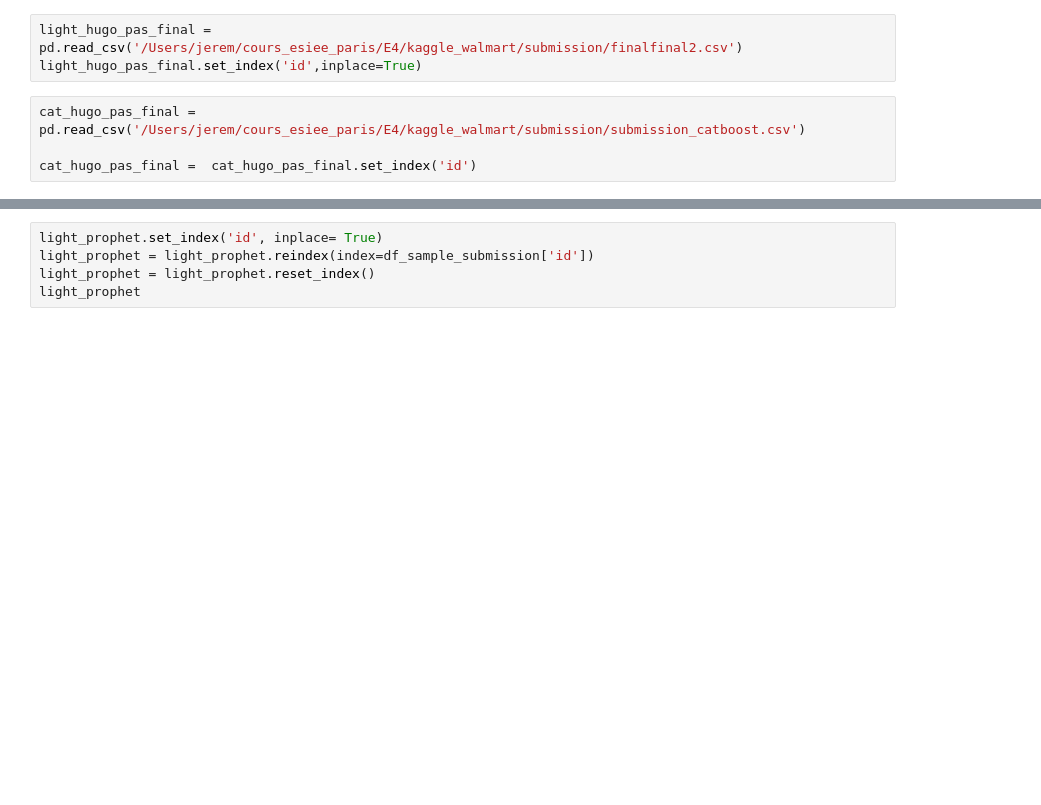
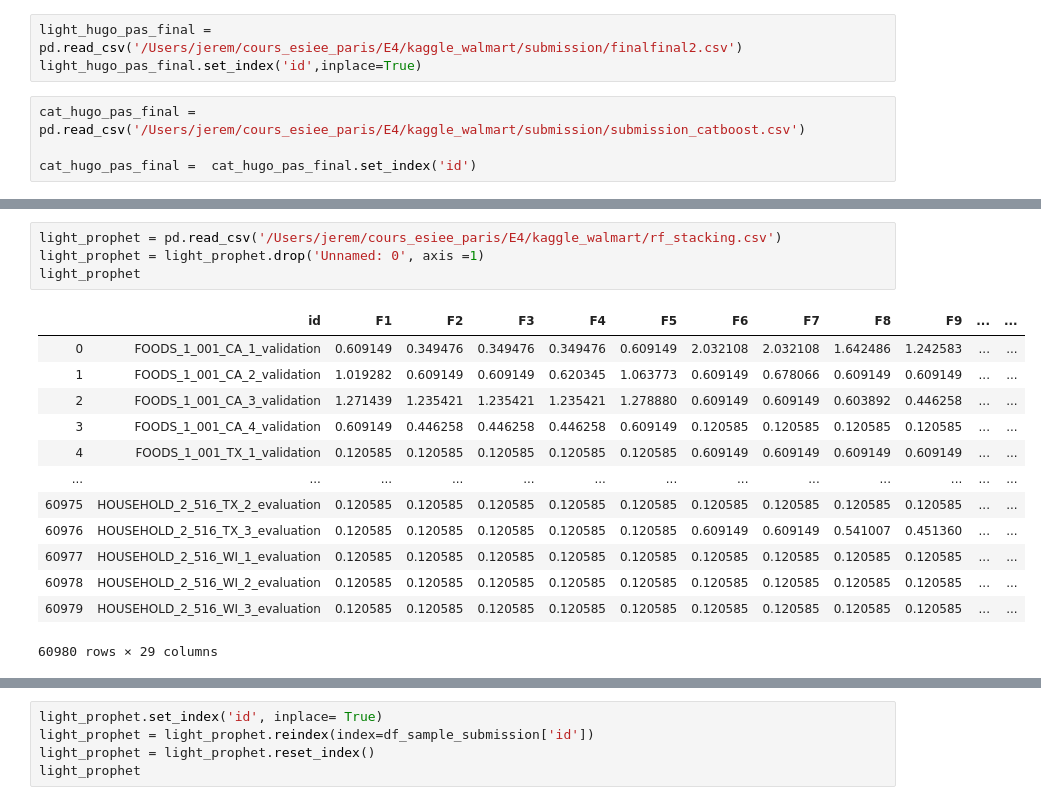
Before and after one commit to Sylvainj1/kaggle-walmart, a Jupyter notebook: model/stacking_multiple_model.ipynb, the cells around one changed output, grey strips where cells are left out. Drawn from its saved outputs; the diff is of its cells as text; blank space fills up the shorter version.

```diff
--- a/model/stacking_multiple_model.ipynb
+++ b/model/stacking_multiple_model.ipynb
@@ -229,0 +279,18 @@ print(score)
+# %%
+light_prophet = pd.read_csv('/Users/jerem/cours_esiee_paris/E4/kaggle_walmart/rf_stacking.csv')
+light_prophet = light_prophet.drop('Unnamed: 0', axis =1)
+light_prophet
+# %% [output]
+|  | id | F1 | F2 | F3 | F4 | F5 | F6 | F7 | F8 | F9 | ... | ... |
+| 0 | FOODS_1_001_CA_1_validation | 0.609149 | 0.349476 | 0.349476 | 0.349476 | 0.609149 | 2.032108 | 2.032108 | 1.642486 | 1.242583 | ... | ... |
+| 1 | FOODS_1_001_CA_2_validation | 1.019282 | 0.609149 | 0.609149 | 0.620345 | 1.063773 | 0.609149 | 0.678066 | 0.609149 | 0.609149 | ... | ... |
+| 2 | FOODS_1_001_CA_3_validation | 1.271439 | 1.235421 | 1.235421 | 1.235421 | 1.278880 | 0.609149 | 0.609149 | 0.603892 | 0.446258 | ... | ... |
+| 3 | FOODS_1_001_CA_4_validation | 0.609149 | 0.446258 | 0.446258 | 0.446258 | 0.609149 | 0.120585 | 0.120585 | 0.120585 | 0.120585 | ... | ... |
+| 4 | FOODS_1_001_TX_1_validation | 0.120585 | 0.120585 | 0.120585 | 0.120585 | 0.120585 | 0.609149 | 0.609149 | 0.609149 | 0.609149 | ... | ... |
+| ... | ... | ... | ... | ... | ... | ... | ... | ... | ... | ... | ... | ... |
+| 60975 | HOUSEHOLD_2_516_TX_2_evaluation | 0.120585 | 0.120585 | 0.120585 | 0.120585 | 0.120585 | 0.120585 | 0.120585 | 0.120585 | 0.120585 | ... | ... |
+| 60976 | HOUSEHOLD_2_516_TX_3_evaluation | 0.120585 | 0.120585 | 0.120585 | 0.120585 | 0.120585 | 0.609149 | 0.609149 | 0.541007 | 0.451360 | ... | ... |
+| 60977 | HOUSEHOLD_2_516_WI_1_evaluation | 0.120585 | 0.120585 | 0.120585 | 0.120585 | 0.120585 | 0.120585 | 0.120585 | 0.120585 | 0.120585 | ... | ... |
+| 60978 | HOUSEHOLD_2_516_WI_2_evaluation | 0.120585 | 0.120585 | 0.120585 | 0.120585 | 0.120585 | 0.120585 | 0.120585 | 0.120585 | 0.120585 | ... | ... |
+| 60979 | HOUSEHOLD_2_516_WI_3_evaluation | 0.120585 | 0.120585 | 0.120585 | 0.120585 | 0.120585 | 0.120585 | 0.120585 | 0.120585 | 0.120585 | ... | ... |
+60980 rows × 29 columns
```
Also changed, not shown: parts of 8 cells of this notebook, 13 other files.
